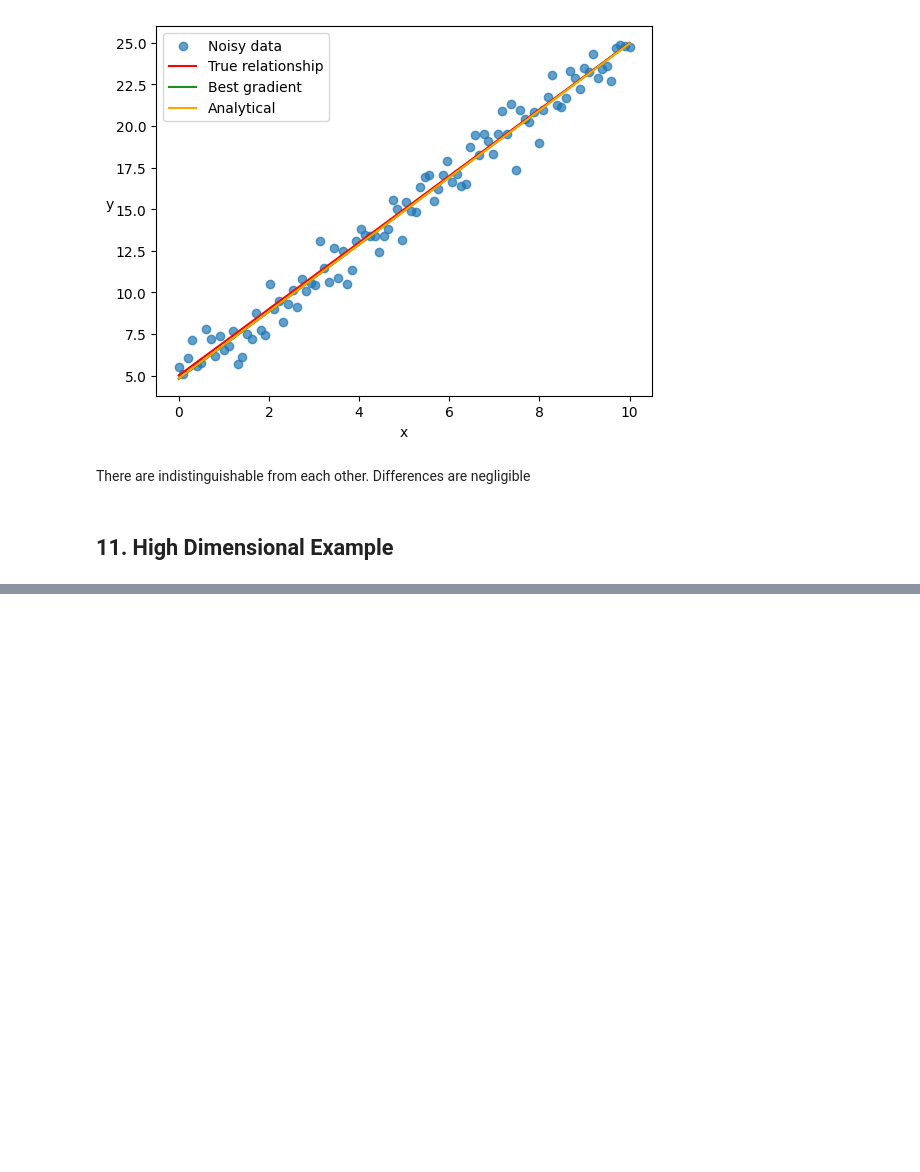
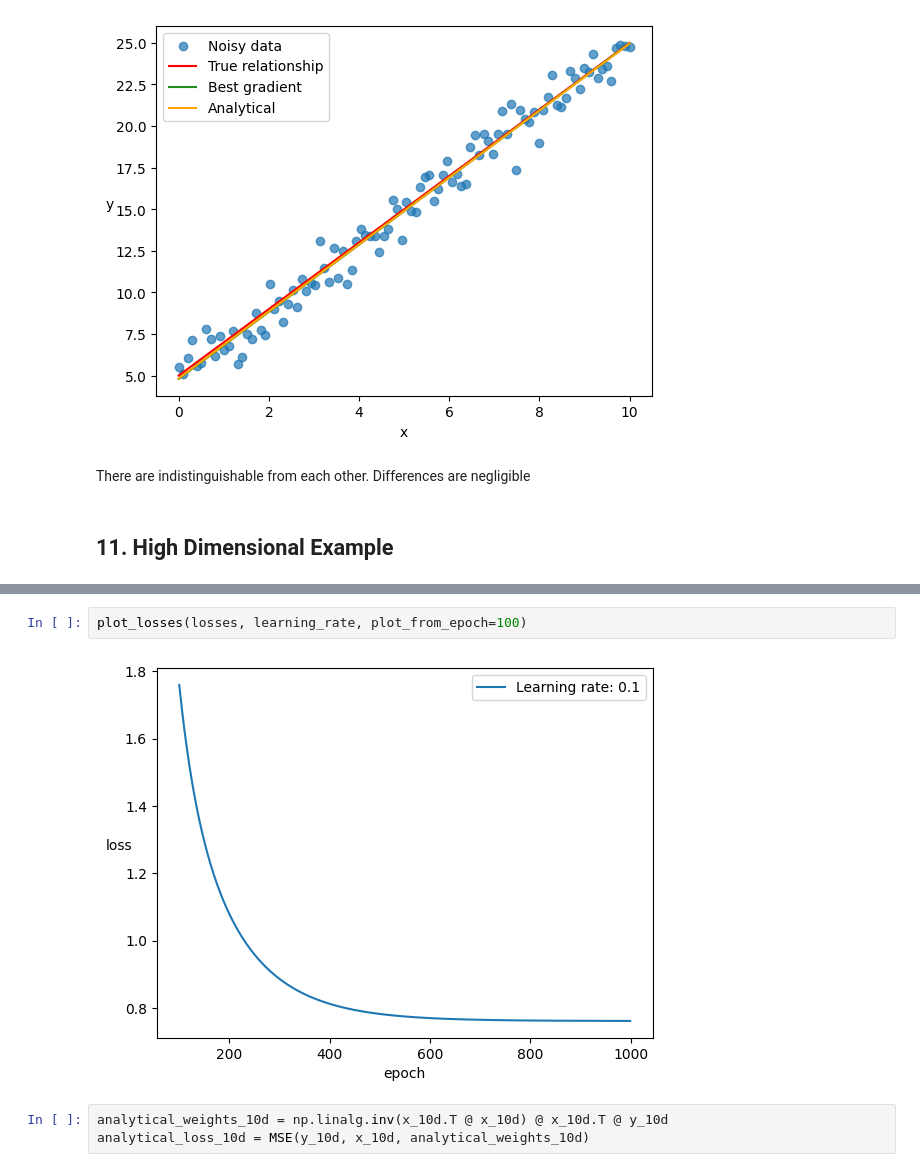
Before and after one commit to Spontaniczny/Stochastic-methods-in-machine-learning, a Jupyter notebook: lab1/lab1.ipynb, the cells around one changed output, grey strips where cells are left out. Drawn from its saved outputs; the diff is of its cells as text; blank space fills up the shorter version.

```diff
--- a/lab1/lab1.ipynb
+++ b/lab1/lab1.ipynb
@@ -322,0 +382,7 @@ There are indistinguishable from each other. Differences are negligible
+# %%
+plot_losses(losses, learning_rate, plot_from_epoch=100)
+# %% [output]
+[figure, added]
+# %%
+analytical_weights_10d = np.linalg.inv(x_10d.T @ x_10d) @ x_10d.T @ y_10d
+analytical_loss_10d = MSE(y_10d, x_10d, analytical_weights_10d)
```
Also changed, not shown: parts of 12 cells of this notebook.
